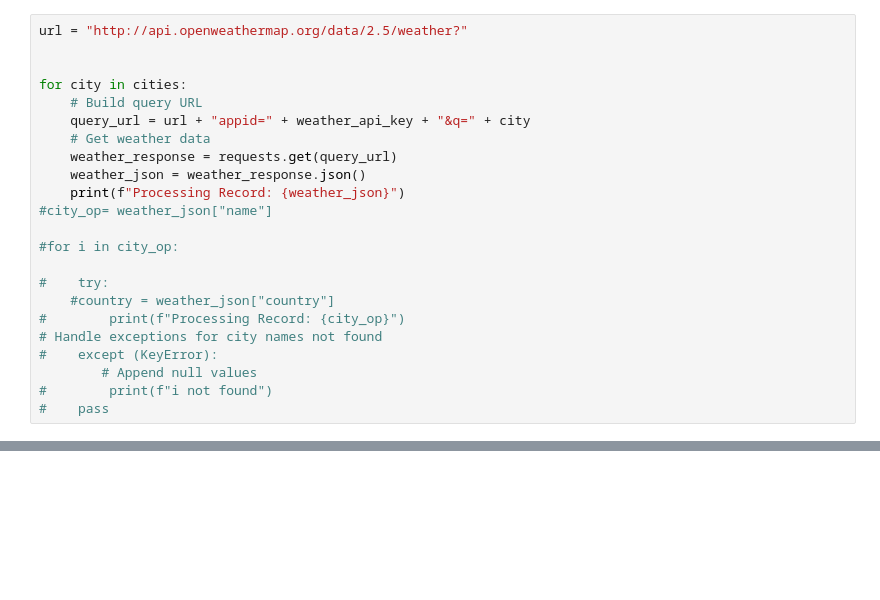
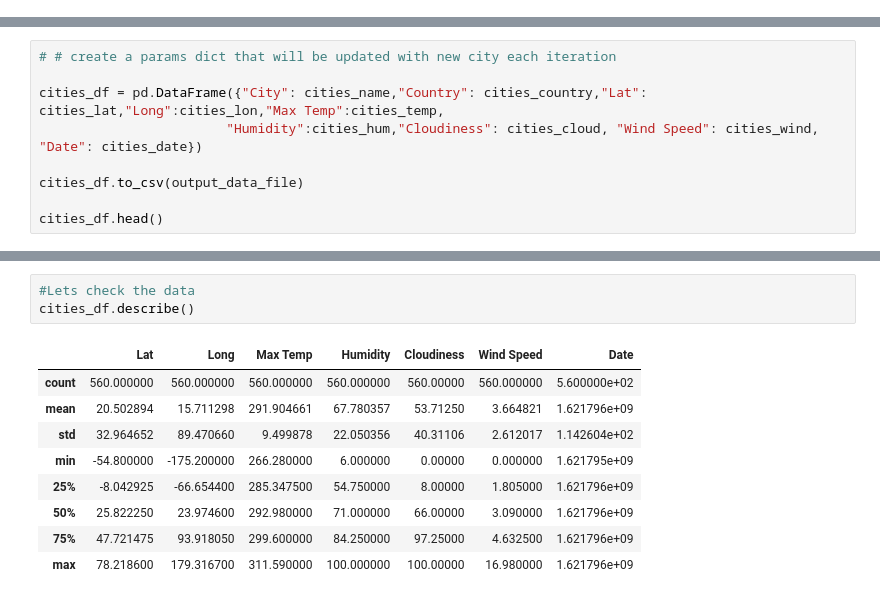
Before and after one commit to viviach/python-api-challenge, a Jupyter notebook: WeatherPy/WeatherPy.ipynb, the cells around one changed output, grey strips where cells are left out. Drawn from its saved outputs; the diff is of its cells as text; blank space fills up the shorter version.

```diff
--- a/WeatherPy/WeatherPy.ipynb
+++ b/WeatherPy/WeatherPy.ipynb
@@ -54,26 +54,3 @@ len(cities)
 Perform a weather check on each city using a series of successive API calls.
 
 Include a print log of each city as it'sbeing processed (with the city number and city name).
-# %%
-url = "http://api.openweathermap.org/data/2.5/weather?"
-
-
-for city in cities:
-    # Build query URL
-    query_url = url + "appid=" + weather_api_key + "&q=" + city
-    # Get weather data
-    weather_response = requests.get(query_url)
-    weather_json = weather_response.json()
-    print(f"Processing Record: {weather_json}")
-#city_op= weather_json["name"]
-
-#for i in city_op:
-
-#    try:
-    #country = weather_json["country"]
-#        print(f"Processing Record: {city_op}")
-# Handle exceptions for city names not found
-#    except (KeyError):
-        # Append null values
-#        print(f"i not found")
-#    pass
@@ -100,2 +141,11 @@ Processing Record: {'coord': {'lon': -72.3287, 'lat': 42.1584}, 'weather': [{'id
 
 Export the city data into a .csv.Display the DataFrame
+# %%
+# # create a params dict that will be updated with new city each iteration
+
+cities_df = pd.DataFrame({"City": cities_name,"Country": cities_country,"Lat": cities_lat,"Long":cities_lon,"Max Temp":cities_temp,
+                        "Humidity":cities_hum,"Cloudiness": cities_cloud, "Wind Speed": cities_wind, "Date": cities_date})
+
+cities_df.to_csv(output_data_file)
+
+cities_df.head()
@@ -101,0 +159,13 @@ Export the city data into a .csv.Display the DataFrame
+# %%
+#Lets check the data
+cities_df.describe()
+# %% [output]
+|  | Lat | Long | Max Temp | Humidity | Cloudiness | Wind Speed | Date |
+| count | 560.000000 | 560.000000 | 560.000000 | 560.000000 | 560.00000 | 560.000000 | 5.600000e+02 |
+| mean | 20.502894 | 15.711298 | 291.904661 | 67.780357 | 53.71250 | 3.664821 | 1.621796e+09 |
+| std | 32.964652 | 89.470660 | 9.499878 | 22.050356 | 40.31106 | 2.612017 | 1.142604e+02 |
+| min | -54.800000 | -175.200000 | 266.280000 | 6.000000 | 0.00000 | 0.000000 | 1.621795e+09 |
+| 25% | -8.042925 | -66.654400 | 285.347500 | 54.750000 | 8.00000 | 1.805000 | 1.621796e+09 |
+| 50% | 25.822250 | 23.974600 | 292.980000 | 71.000000 | 66.00000 | 3.090000 | 1.621796e+09 |
+| 75% | 47.721475 | 93.918050 | 299.600000 | 84.250000 | 97.25000 | 4.632500 | 1.621796e+09 |
+| max | 78.218600 | 179.316700 | 311.590000 | 100.000000 | 100.00000 | 16.980000 | 1.621796e+09 |
```
Also changed, not shown: parts of 27 cells of this notebook.
